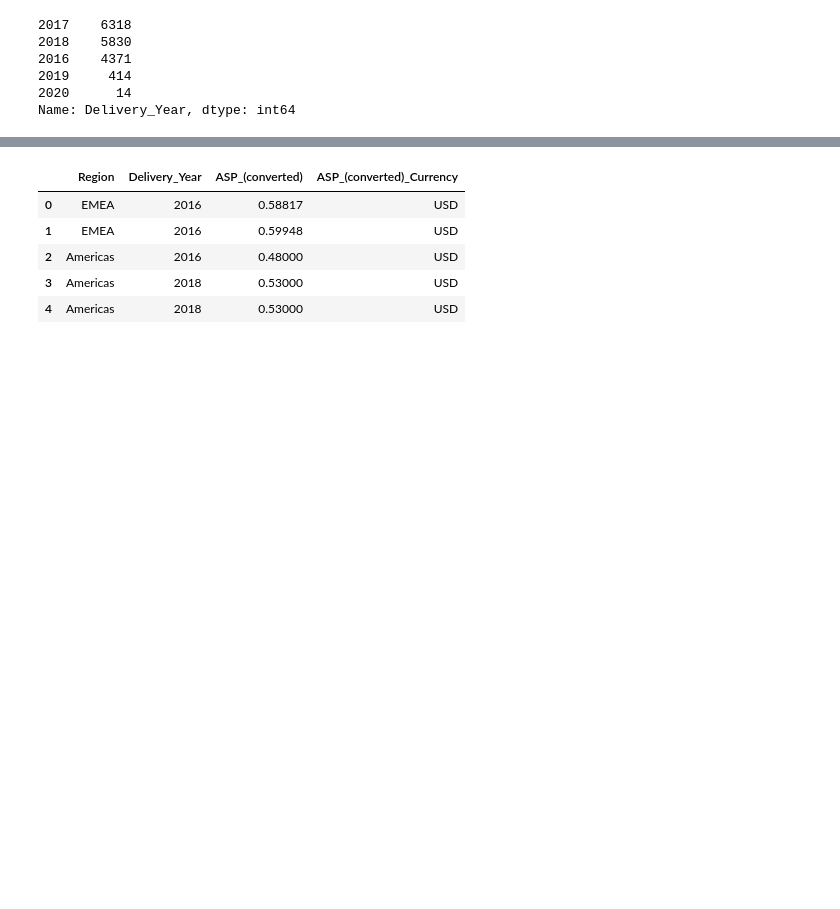
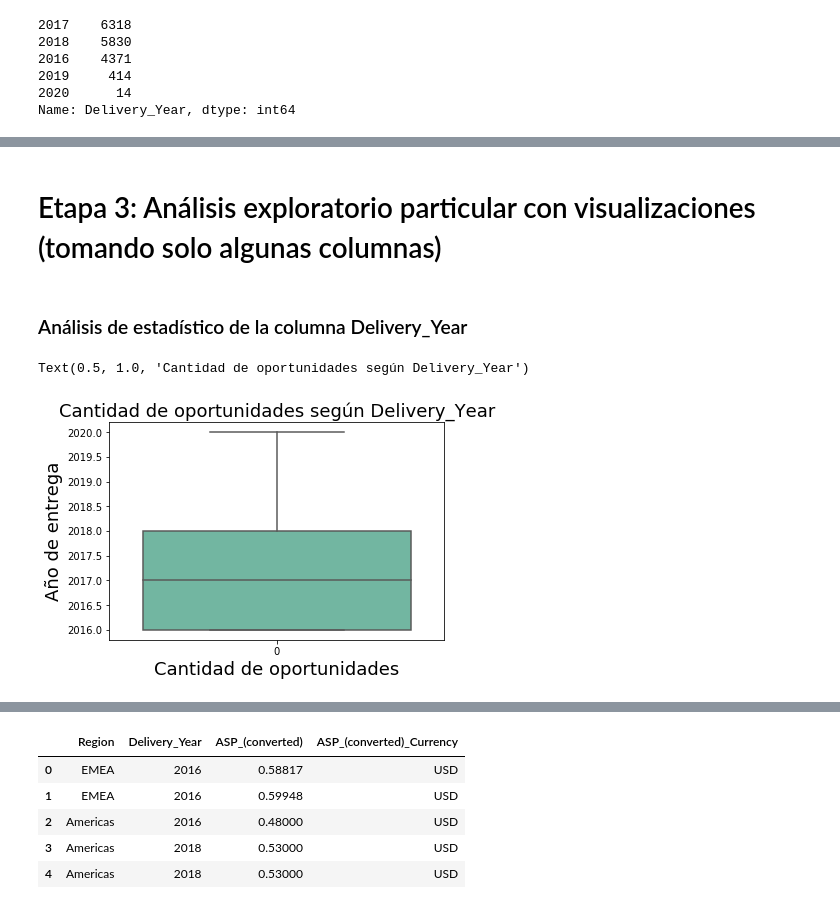
Before and after one commit to joacols/TP_orga_de_datos, a Jupyter notebook: Análisis exploratorio general TP1 2 Cuat 2020.ipynb, the cells around one changed output, grey strips where cells are left out. Cells and saved outputs as stored; diff of their text form; code cells hidden in the pictures; blank space fills up the shorter version.

```diff
--- a/Análisis exploratorio general TP1 2 Cuat 2020.ipynb
+++ b/Análisis exploratorio general TP1 2 Cuat 2020.ipynb
@@ -361,0 +453,2 @@ Name: ASP_(converted), Length: 441, dtype: int64
+# %% [markdown]
+# Etapa 3: Análisis exploratorio particular con visualizaciones (tomando solo algunas columnas)
@@ -361,0 +460,11 @@ Name: ASP_(converted), Length: 441, dtype: int64
+# %% [markdown]
+### Análisis de estadístico de la columna Delivery_Year
+# %%
+ax = sns.boxplot(data=df['Delivery_Year'], orient="v", palette="Set2")
+
+plt.xlabel("Cantidad de oportunidades",fontSize=18)
+plt.ylabel("Año de entrega",fontSize=18)
+plt.title("Cantidad de oportunidades según Delivery_Year",fontSize=18)
+# %% [output]
+Text(0.5, 1.0, 'Cantidad de oportunidades según Delivery_Year')
+[figure, added]
```
Also changed, not shown: parts of 89 cells of this notebook.
